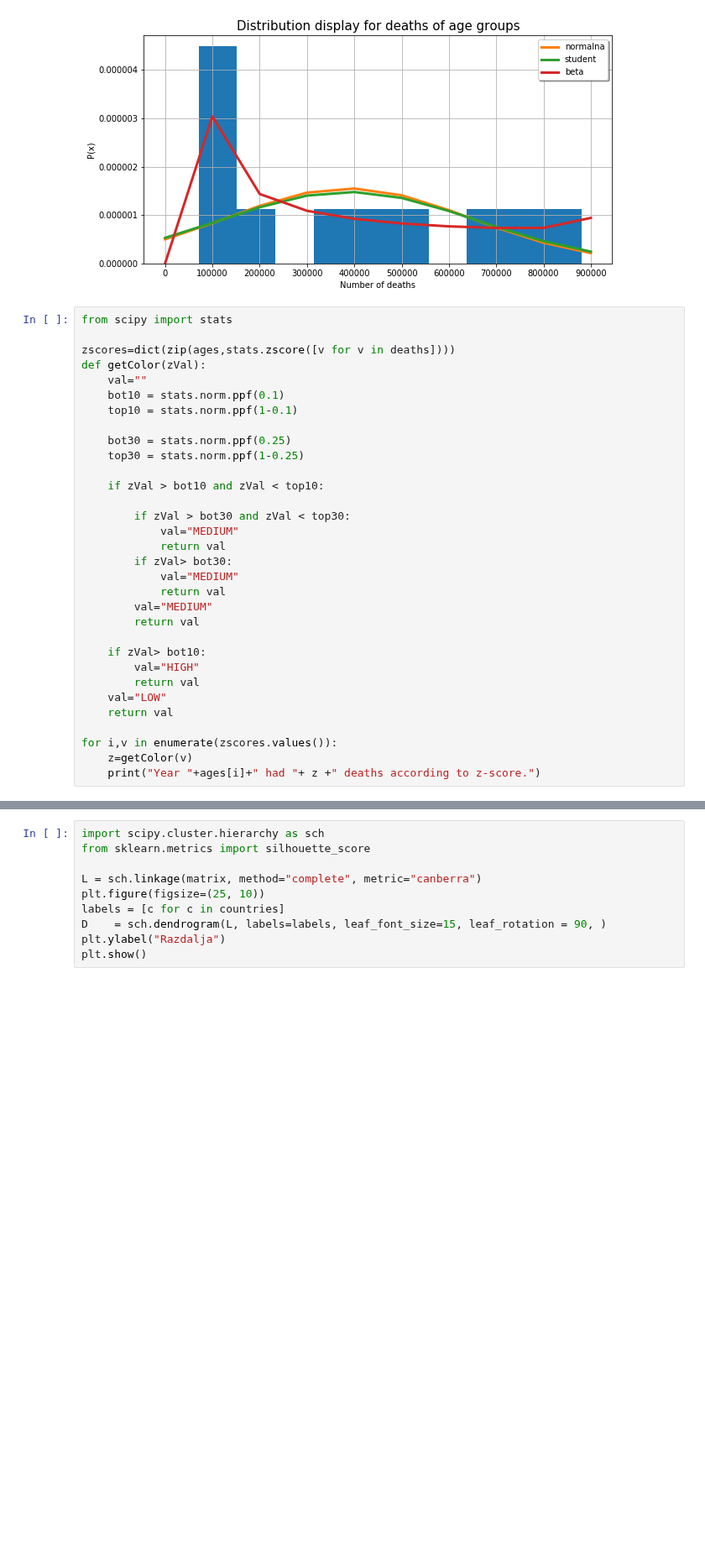
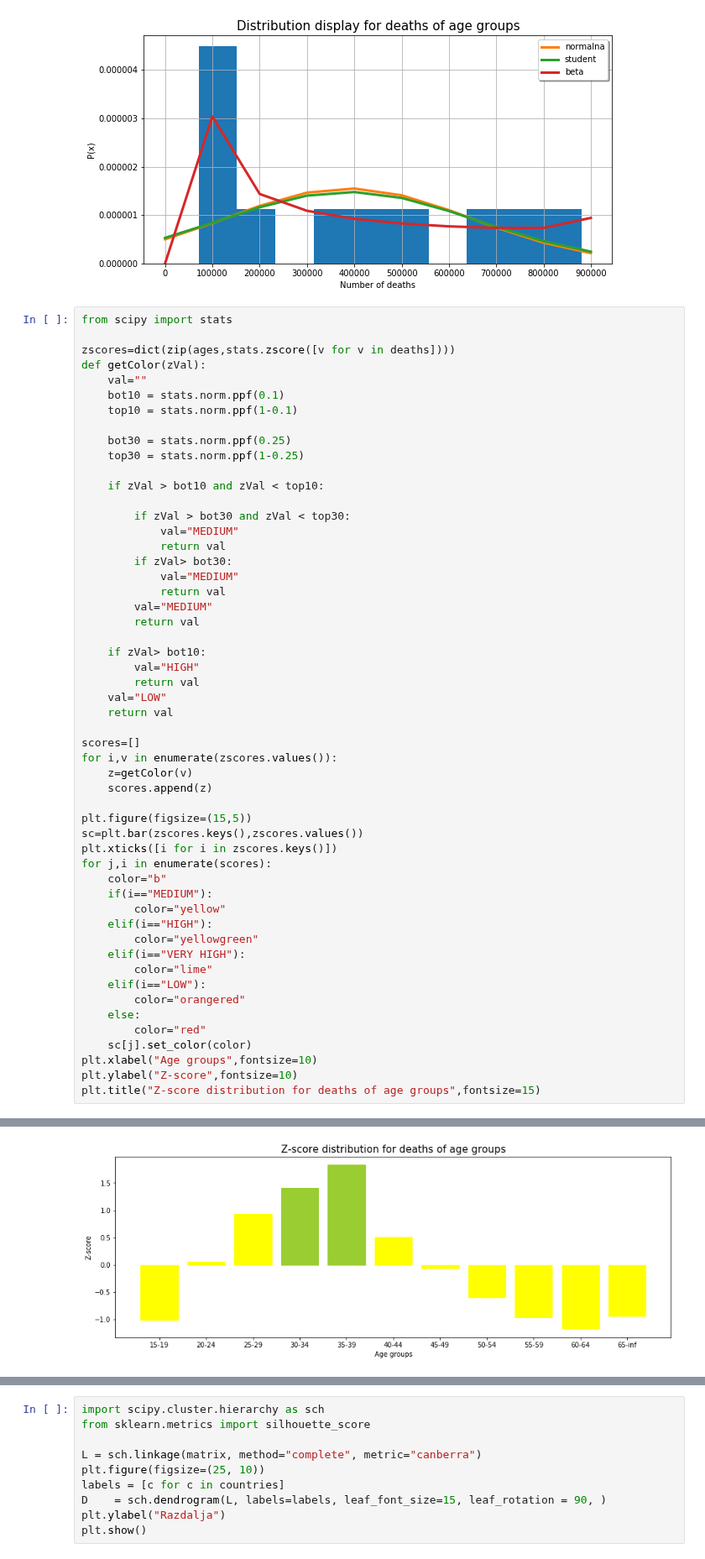
Before and after one commit to danilo1214/PR20ddpdjphv, a Jupyter notebook: Hristijan.ipynb, the cells around one changed output, grey strips where cells are left out. Shown at 84% size. Saved outputs shown, nothing was run; the diff lists cells and outputs as text; blank space fills up the shorter version.

```diff
--- a/Hristijan.ipynb
+++ b/Hristijan.ipynb
@@ -151,7 +151,28 @@ def getColor(zVal):
     val="LOW"
     return val
 
+scores=[]
 for i,v in enumerate(zscores.values()):
     z=getColor(v)
-    print("Year "+ages[i]+" had "+ z +" deaths according to z-score.")
+    scores.append(z)
+
+plt.figure(figsize=(15,5))
+sc=plt.bar(zscores.keys(),zscores.values())
+plt.xticks([i for i in zscores.keys()])
+for j,i in enumerate(scores):
+    color="b"
+    if(i=="MEDIUM"):
+        color="yellow"
+    elif(i=="HIGH"):
+        color="yellowgreen"
+    elif(i=="VERY HIGH"):
+        color="lime"
+    elif(i=="LOW"):
+        color="orangered"
+    else:
+        color="red"
+    sc[j].set_color(color)
+plt.xlabel("Age groups",fontsize=10)
+plt.ylabel("Z-score",fontsize=10)
+plt.title("Z-score distribution for deaths of age groups",fontsize=15)
 # %% [output]
@@ -169,3 +180,4 @@ Year 65-inf had MEDIUM deaths according to z-score.
+[figure, added]
 # %%
 def make_matrix(n,m):
     return [ [ 0 for i in range(n) ] for j in range(m) ]
```
Also changed, not shown: parts of 1 cell of this notebook.
